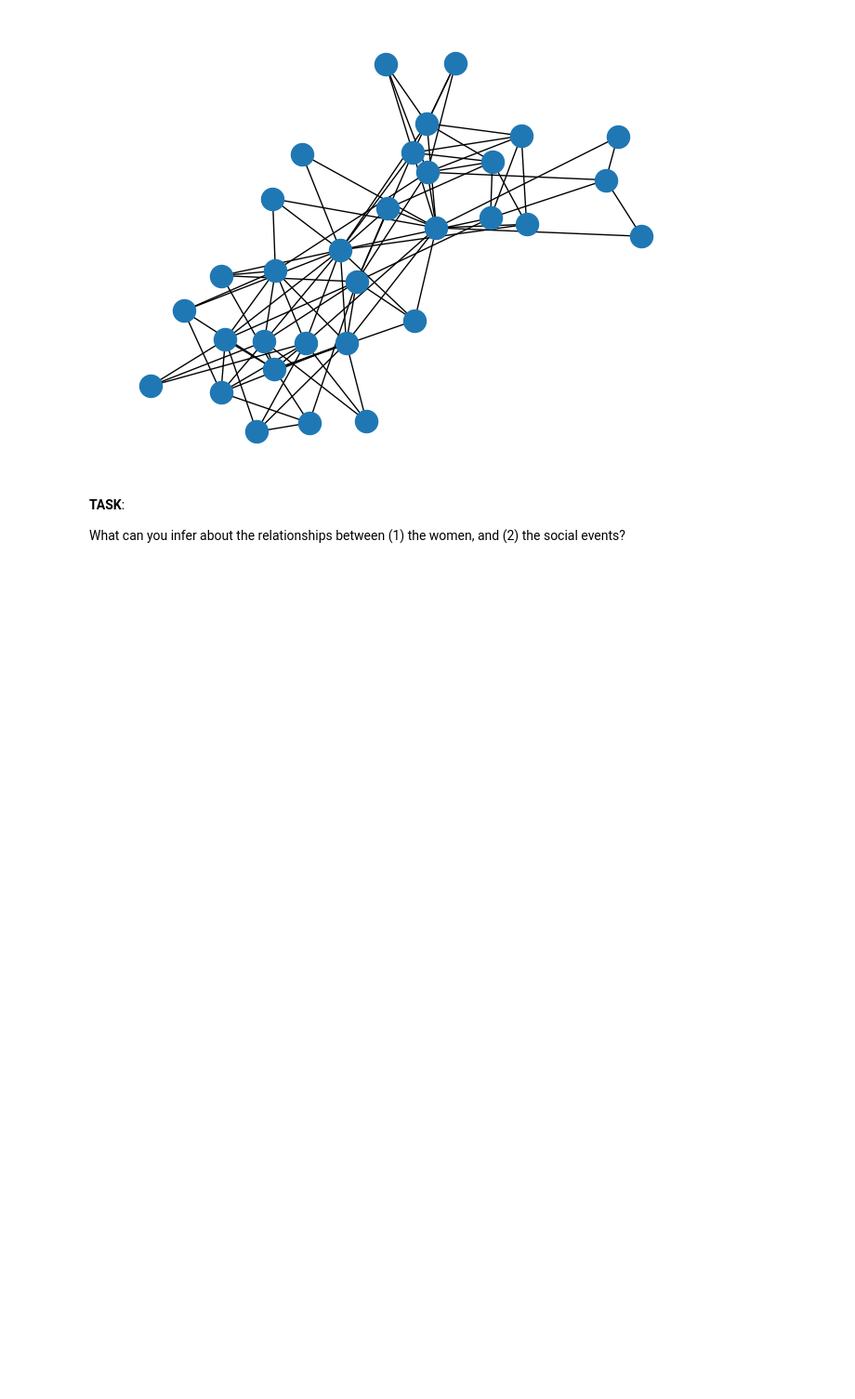
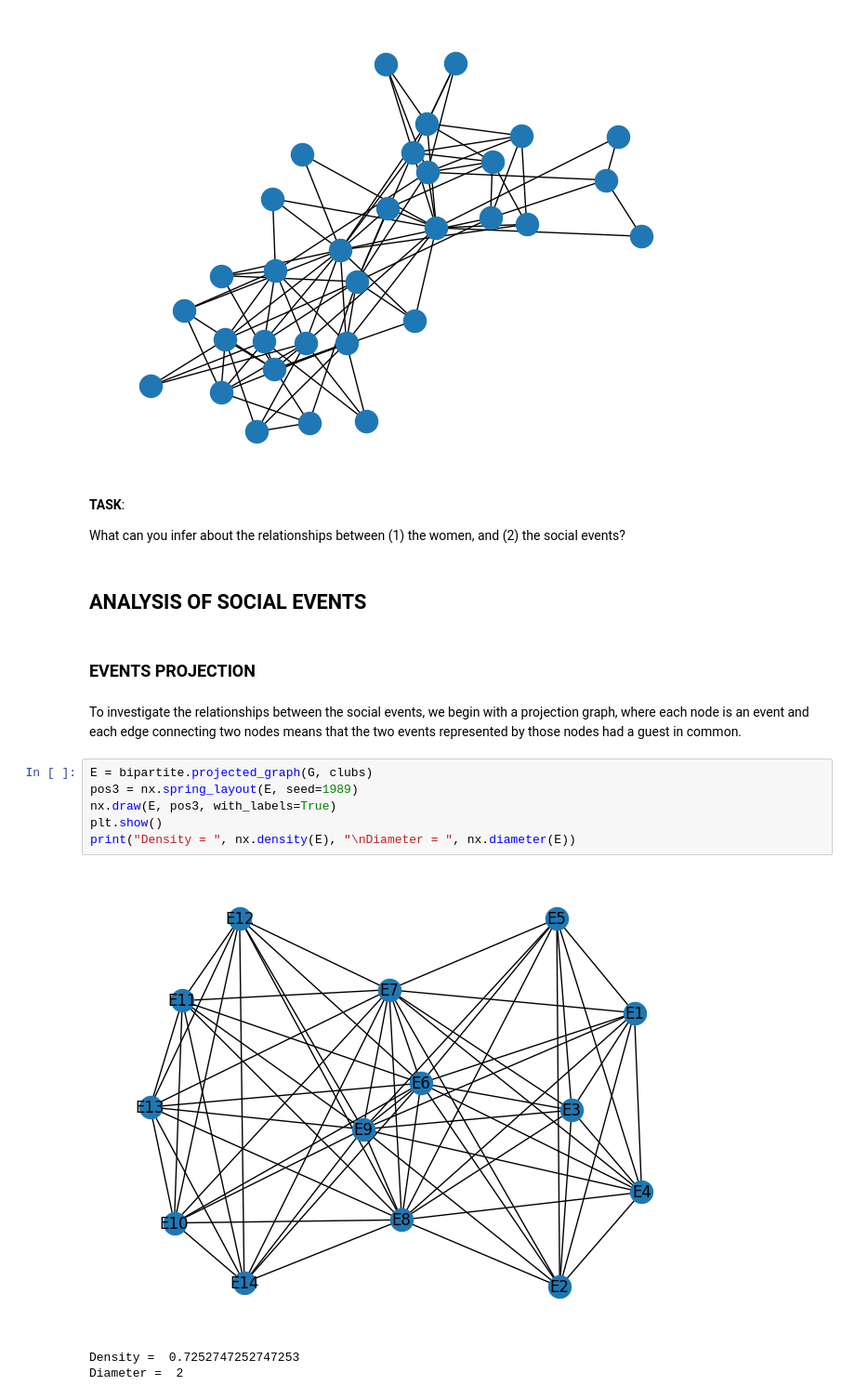
Before and after one commit to Marley-Myrianthopoulos/cunysps_data620, a Jupyter notebook: homework/620_hw4.ipynb, the cells around one changed output. Shown at 93% size. Cells and saved outputs as stored; diff of their text form; blank space fills up the shorter version.

```diff
--- a/homework/620_hw4.ipynb
+++ b/homework/620_hw4.ipynb
@@ -63,3 +65,19 @@ Biadjacency matrix
 **TASK**:
 
 What can you infer about the relationships between (1) the women, and (2) the social events?
+# %% [markdown]
+## ANALYSIS OF SOCIAL EVENTS
+# %% [markdown]
+### EVENTS PROJECTION
+# %% [markdown]
+To investigate the relationships between the social events, we begin with a projection graph, where each node is an event and each edge connecting two nodes means that the two events represented by those nodes had a guest in common.
+# %%
+E = bipartite.projected_graph(G, clubs)
+pos3 = nx.spring_layout(E, seed=1989)
+nx.draw(E, pos3, with_labels=True)
+plt.show()
+print("Density = ", nx.density(E), "\nDiameter = ", nx.diameter(E))
+# %% [output]
+[figure, added]
+Density =  0.7252747252747253
+Diameter =  2
```
Also changed, not shown: parts of 62 cells of this notebook.
